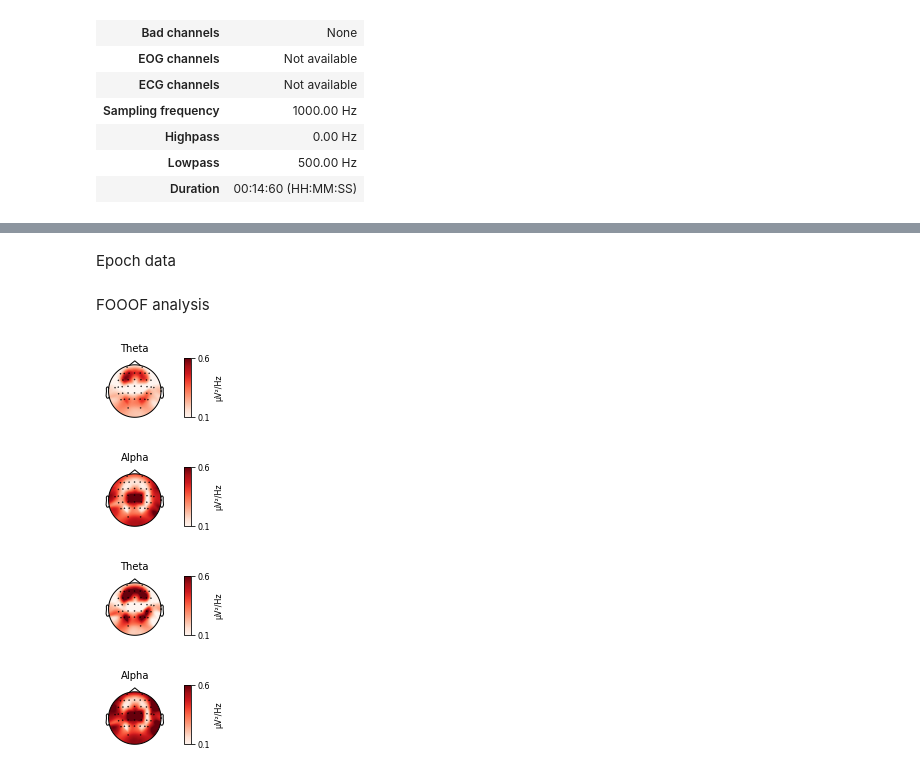
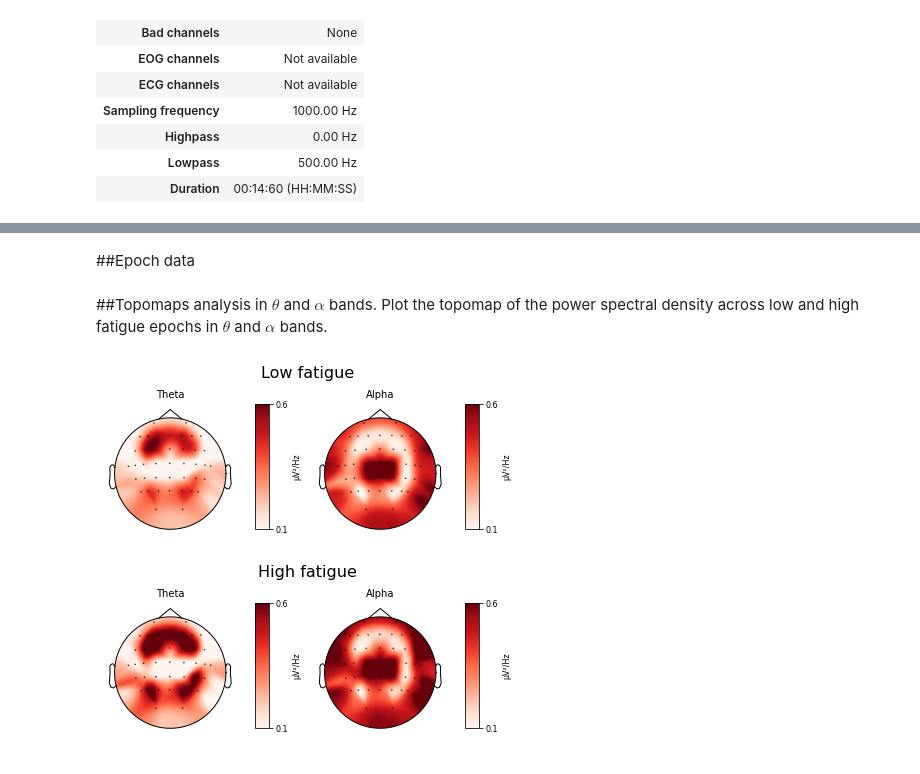
Before and after one commit to catalinamagalvan/PySimMIBCI, a Jupyter notebook: PySimMIBCI Toolbox/Example_generate_data_fatigue.ipynb, the cells around one changed output, grey strips where cells are left out. Drawn from its saved outputs; the diff is of its cells as text; code cells hidden in the pictures.

```diff
--- a/PySimMIBCI Toolbox/Example_generate_data_fatigue.ipynb
+++ b/PySimMIBCI Toolbox/Example_generate_data_fatigue.ipynb
@@ -150,39 +128,31 @@ add_eye_movement(raw_sim)
-# %% [markdown]
-Epoch data
+# %% [markdown]
+##Epoch data
 # %%
 epochs_sim = mne.Epochs(raw_sim, when, MI_tasks_IDs, tmin=0, tmax=4,
                         baseline=None)
 epochs_sim_right = epochs_sim['MI/right']
 epochs_sim_left = epochs_sim['MI/left']
-# %% [markdown]
-FOOOF analysis
+# %% [markdown]
+##Topomaps analysis in $\theta$ and $\alpha$ bands.
+Plot the topomap of the power spectral density across low and high fatigue epochs in $\theta$ and $\alpha$ bands.
 # %%
 colormap = None
 dB = True
 normalize = True
 vlim = (0.1, 0.6)
-band_theta = [(4, 8, 'Theta')]
-band_alpha = [(8, 12, 'Alpha')]
-fig = epochs_sim[int(0.5*N_trials):int(0.75*N_trials)].plot_psd_topomap(
-    ch_type='eeg', normalize=normalize, bands=band_theta,
-    cmap=(colormap, True), dB=dB, vlim=vlim)
-fig = epochs_sim[int(0.5*N_trials):int(0.75*N_trials)].plot_psd_topomap(
-    ch_type='eeg', normalize=normalize, bands=band_alpha,
-    cmap=(colormap, True), dB=dB, vlim=vlim)
-
-
-fig = epochs_sim[int(0.75*N_trials):].plot_psd_topomap(ch_type='eeg',
-                                                       normalize=normalize,
-                                                       bands=band_theta,
-                                                       cmap=(colormap, True),
-                                                       dB=dB, vlim=vlim)
-fig = epochs_sim[int(0.75*N_trials):].plot_psd_topomap(ch_type='eeg',
-                                                       normalize=normalize,
-                                                       bands=band_alpha,
-                                                       cmap=(colormap, True),
-                                                       dB=dB, vlim=vlim)
+bands = [(4, 8, 'Theta'), (8, 12, 'Alpha')]
+fig, ax = plt.subplots(1, 2)
+fig.suptitle('Low fatigue', fontsize=16, y=0.85)
+epochs_sim[int(0.5*N_trials):int(0.75*N_trials)].plot_psd_topomap(
+    ch_type='eeg', normalize=normalize, bands=bands,
+    cmap=(colormap, True), dB=dB, vlim=vlim, axes=ax);
+fig, ax = plt.subplots(1, 2)
+fig.suptitle('High fatigue', fontsize=16, y=0.85)
+epochs_sim[int(0.75*N_trials):].plot_psd_topomap(ch_type='eeg',
+                                                 normalize=normalize,
+                                                 bands=bands,
+                                                 cmap=(colormap, True), dB=dB,
+                                                 vlim=vlim, axes=ax);
 # %% [output]
-[figure, old version]
+[figure, new version]
-[figure, old version]
+[figure, new version]
-[figure, removed]
-[figure, removed]
```
Also changed, not shown: parts of 27 cells of this notebook.
